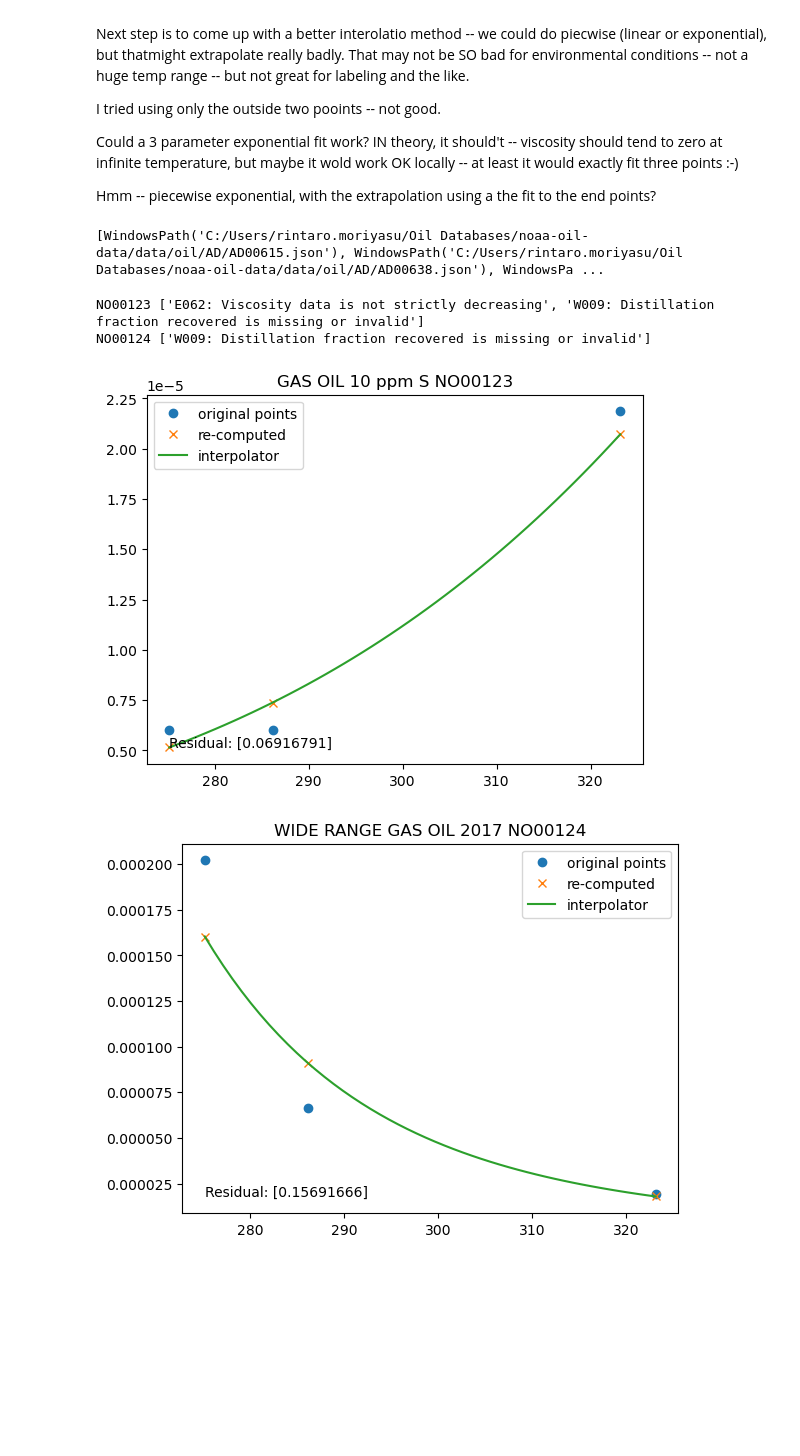
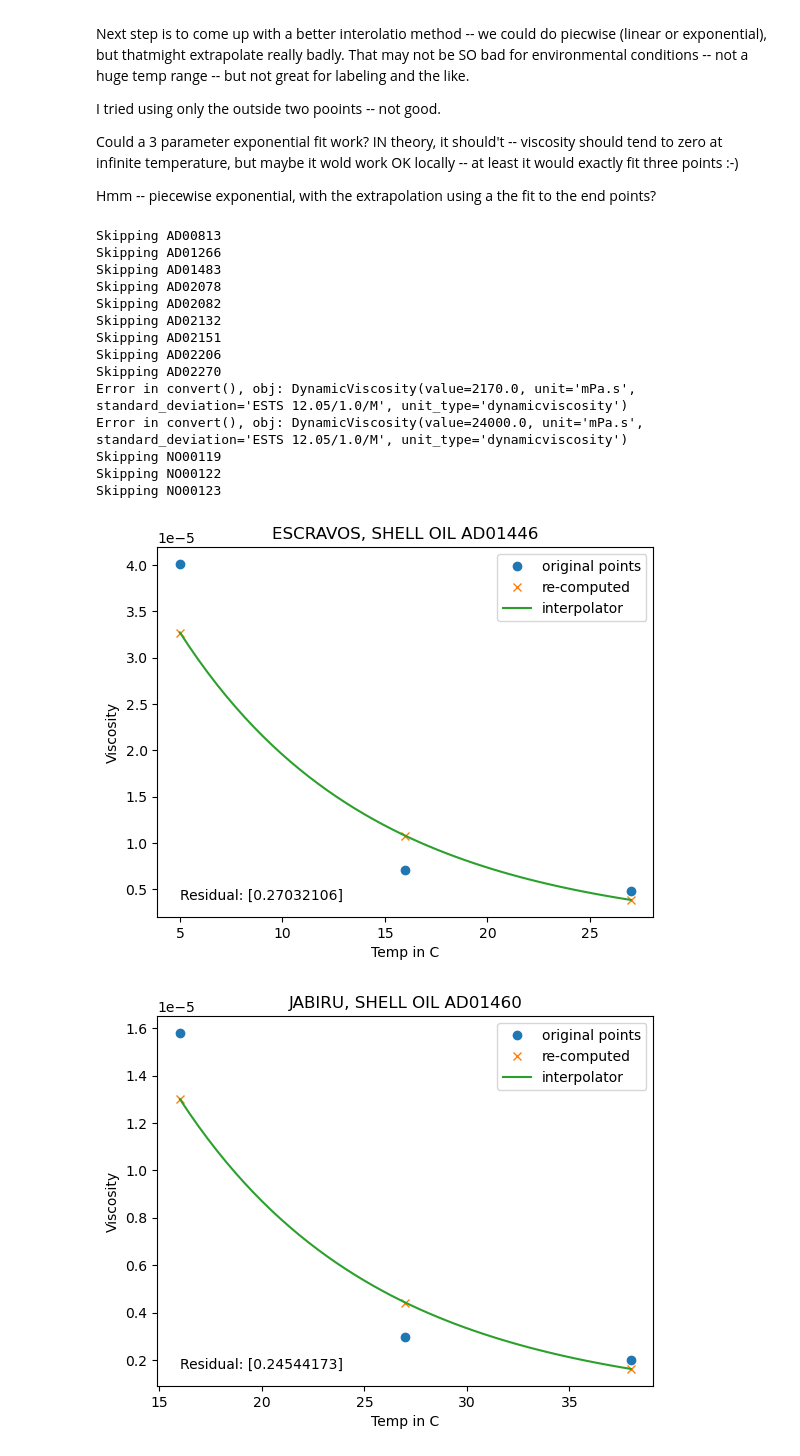
Before and after one commit to NOAA-ORR-ERD/adios_oil_database, a Jupyter notebook: adios_db/experiments/viscosity/ViscosityInterpolation_RM.ipynb, the cells around one changed output. Drawn from its saved outputs; the diff is of its cells as text; code cells hidden in the pictures; blank space fills up the shorter version.

Commit message:
Viscosity interpolation jupyter notebook

```diff
--- a/adios_db/experiments/viscosity/ViscosityInterpolation_RM.ipynb
+++ b/adios_db/experiments/viscosity/ViscosityInterpolation_RM.ipynb
@@ -43,33 +45,66 @@ with open("viscosity_data.csv") as infile:
     oil_ids = [row[2].strip() for row in reader]
 
 json_files = [EXAMPLE_DATA_DIR/id[:2]/(id+".json") for id in oil_ids]
-print(json_files)
+#print(json_files)
-# %% [output]
-[WindowsPath('C:/Users/rintaro.moriyasu/Oil Databases/noaa-oil-data/data/oil/AD/AD00615.json'), WindowsPath('C:/Users/rintaro.moriyasu/Oil Databases/noaa-oil-data/data/oil/AD/AD00638.json'), WindowsPa ...
 # %%
 oils = [ads.Oil.from_file(filename) for filename in json_files]
 # %%
-for oil in oils[245:]:
-    print(oil.oil_id, oil.validate())
+residuals = {}
+no_list = ['AD00813', 'NO00119', 'NO00120','NO00121','NO00122', 'AD02582', 'AD01485' ]
+matplotlib.rcParams['figure.max_open_warning'] = 240
+for oil in oils[:]:
+    validation = oil.validate()
+    bad_oil = False
+    for message in validation:
+        if message.startswith("E062"):
+            print("Skipping", oil.oil_id)
+            bad_oil = True
+            break
+    if oil.oil_id in no_list:
+        continue
+    if bad_oil:
+        continue
+
+
     oil_name = oil.metadata.name
     #print(oil_name)
     KV = pp.KinematicViscosity(oil)
 
     visc = KV.kviscs
-    temps = KV.temps
+    if len(visc) < 3:
+        continue
+    if KV.residuals[0] < 0.2:
+        continue
+    temps = np.array(KV.temps)
     visc2 = KV.at_temp(temps)
-
+    residuals[oil.oil_id] = KV.residuals[0]
+    temps_c = nucos.convert("K", "C", temps)
     temps3 = np.linspace(min(temps), max(temps))
+    temps3_c = nucos.convert("K", "C", temps3)
     visc3 = KV.at_temp(temps3)
     fig, ax = plt.subplots()
     ax.set_title(oil_name +" " + oil.oil_id)
-    ax.plot(temps, visc, 'o')
-    ax.plot(temps, visc2, 'x')
-    ax.plot(temps3, visc3)
+    ax.plot(temps_c, visc, 'o')
+    ax.plot(temps_c, visc2, 'x')
+    ax.plot(temps3_c, visc3)
+    ax.set_xlabel("Temp in C")
+    ax.set_ylabel("Viscosity")
     ax.legend(["original points", "re-computed", "interpolator"])
-    ax.text(min(temps3),min(visc3) , f"Residual: {KV.residuals}")
+    ax.text(min(temps3_c),min(visc3) , f"Residual: {KV.residuals}")
 # %% [output]
-NO00123 ['E062: Viscosity data is not strictly decreasing', 'W009: Distillation fraction recovered is missing or invalid']
-NO00124 ['W009: Distillation fraction recovered is missing or invalid']
+Skipping AD00813
+Skipping AD01266
+Skipping AD01483
+Skipping AD02078
+Skipping AD02082
+Skipping AD02132
+Skipping AD02151
+Skipping AD02206
+Skipping AD02270
+Error in convert(), obj: DynamicViscosity(value=2170.0, unit='mPa.s', standard_deviation='ESTS 12.05/1.0/M', unit_type='dynamicviscosity')
+Error in convert(), obj: DynamicViscosity(value=24000.0, unit='mPa.s', standard_deviation='ESTS 12.05/1.0/M', unit_type='dynamicviscosity')
+Skipping NO00119
+Skipping NO00122
+Skipping NO00123
-[figure, old version]
+[figure, new version]
-[figure, old version]
+[figure, new version]
```
Also changed, not shown: parts of 8 cells of this notebook, 1 other file.
